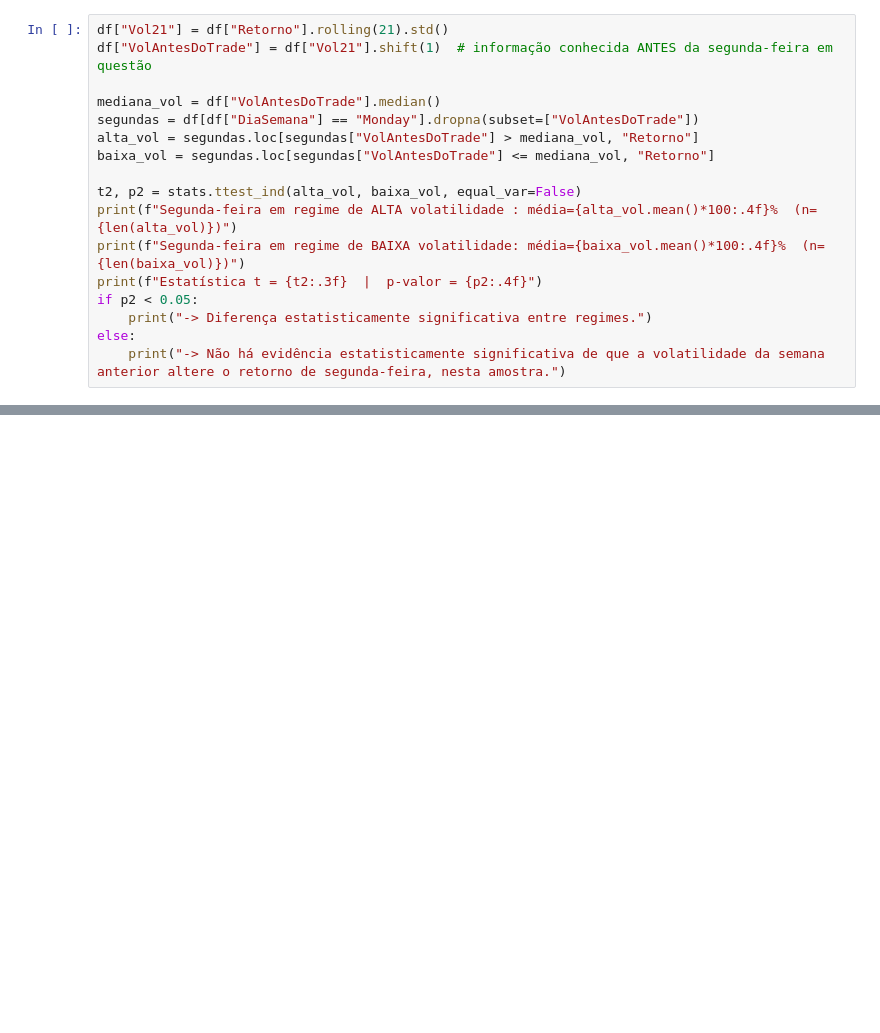
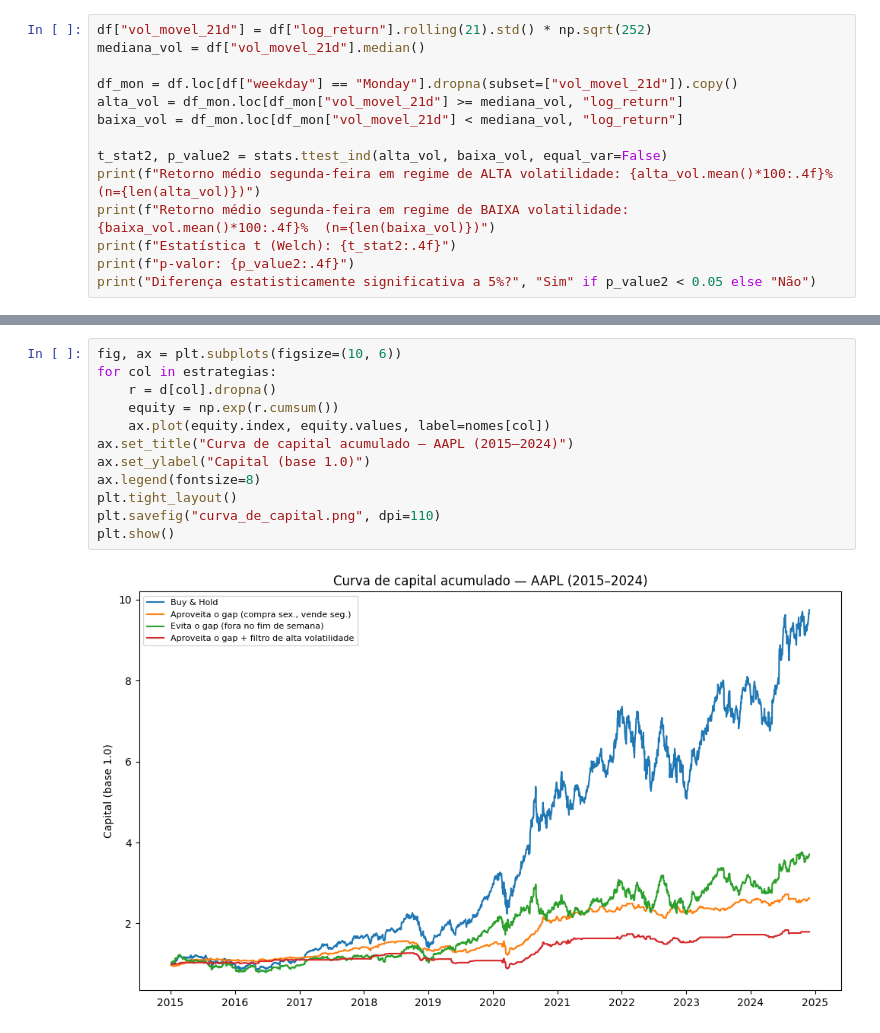
Before and after one commit to jorgerachid1/estrategia-fim-de-semana-volatilidade, a Jupyter notebook: estrategia_fim_de_semana_volatilidade.ipynb, the cells around one changed output, grey strips where cells are left out. Drawn from its saved outputs; the diff is of its cells as text; blank space fills up the shorter version.

```diff
--- a/estrategia_fim_de_semana_volatilidade.ipynb
+++ b/estrategia_fim_de_semana_volatilidade.ipynb
@@ -108,18 +95,15 @@ Classificamos cada segunda-feira pelo regime de volatilidade da **semana anterio
 # %%
-df["Vol21"] = df["Retorno"].rolling(21).std()
-df["VolAntesDoTrade"] = df["Vol21"].shift(1)  # informação conhecida ANTES da segunda-feira em questão
+df["vol_movel_21d"] = df["log_return"].rolling(21).std() * np.sqrt(252)
+mediana_vol = df["vol_movel_21d"].median()
 
-mediana_vol = df["VolAntesDoTrade"].median()
-segundas = df[df["DiaSemana"] == "Monday"].dropna(subset=["VolAntesDoTrade"])
-alta_vol = segundas.loc[segundas["VolAntesDoTrade"] > mediana_vol, "Retorno"]
-baixa_vol = segundas.loc[segundas["VolAntesDoTrade"] <= mediana_vol, "Retorno"]
+df_mon = df.loc[df["weekday"] == "Monday"].dropna(subset=["vol_movel_21d"]).copy()
+alta_vol = df_mon.loc[df_mon["vol_movel_21d"] >= mediana_vol, "log_return"]
+baixa_vol = df_mon.loc[df_mon["vol_movel_21d"] < mediana_vol, "log_return"]
 
-t2, p2 = stats.ttest_ind(alta_vol, baixa_vol, equal_var=False)
-print(f"Segunda-feira em regime de ALTA volatilidade : média={alta_vol.mean()*100:.4f}%  (n={len(alta_vol)})")
-print(f"Segunda-feira em regime de BAIXA volatilidade: média={baixa_vol.mean()*100:.4f}%  (n={len(baixa_vol)})")
-print(f"Estatística t = {t2:.3f}  |  p-valor = {p2:.4f}")
-if p2 < 0.05:
-    print("-> Diferença estatisticamente significativa entre regimes.")
-else:
-    print("-> Não há evidência estatisticamente significativa de que a volatilidade da semana anterior altere o retorno de segunda-feira, nesta amostra.")
+t_stat2, p_value2 = stats.ttest_ind(alta_vol, baixa_vol, equal_var=False)
+print(f"Retorno médio segunda-feira em regime de ALTA volatilidade: {alta_vol.mean()*100:.4f}%  (n={len(alta_vol)})")
+print(f"Retorno médio segunda-feira em regime de BAIXA volatilidade: {baixa_vol.mean()*100:.4f}%  (n={len(baixa_vol)})")
+print(f"Estatística t (Welch): {t_stat2:.4f}")
+print(f"p-valor: {p_value2:.4f}")
+print("Diferença estatisticamente significativa a 5%?", "Sim" if p_value2 < 0.05 else "Não")
 # %% [output]
@@ -217,0 +186,14 @@ plt.show()
+# %%
+fig, ax = plt.subplots(figsize=(10, 6))
+for col in estrategias:
+    r = d[col].dropna()
+    equity = np.exp(r.cumsum())
+    ax.plot(equity.index, equity.values, label=nomes[col])
+ax.set_title("Curva de capital acumulado — AAPL (2015–2024)")
+ax.set_ylabel("Capital (base 1.0)")
+ax.legend(fontsize=8)
+plt.tight_layout()
+plt.savefig("curva_de_capital.png", dpi=110)
+plt.show()
+# %% [output]
+[figure, added]
```
Also changed, not shown: parts of 22 cells of this notebook, 4 other files.
